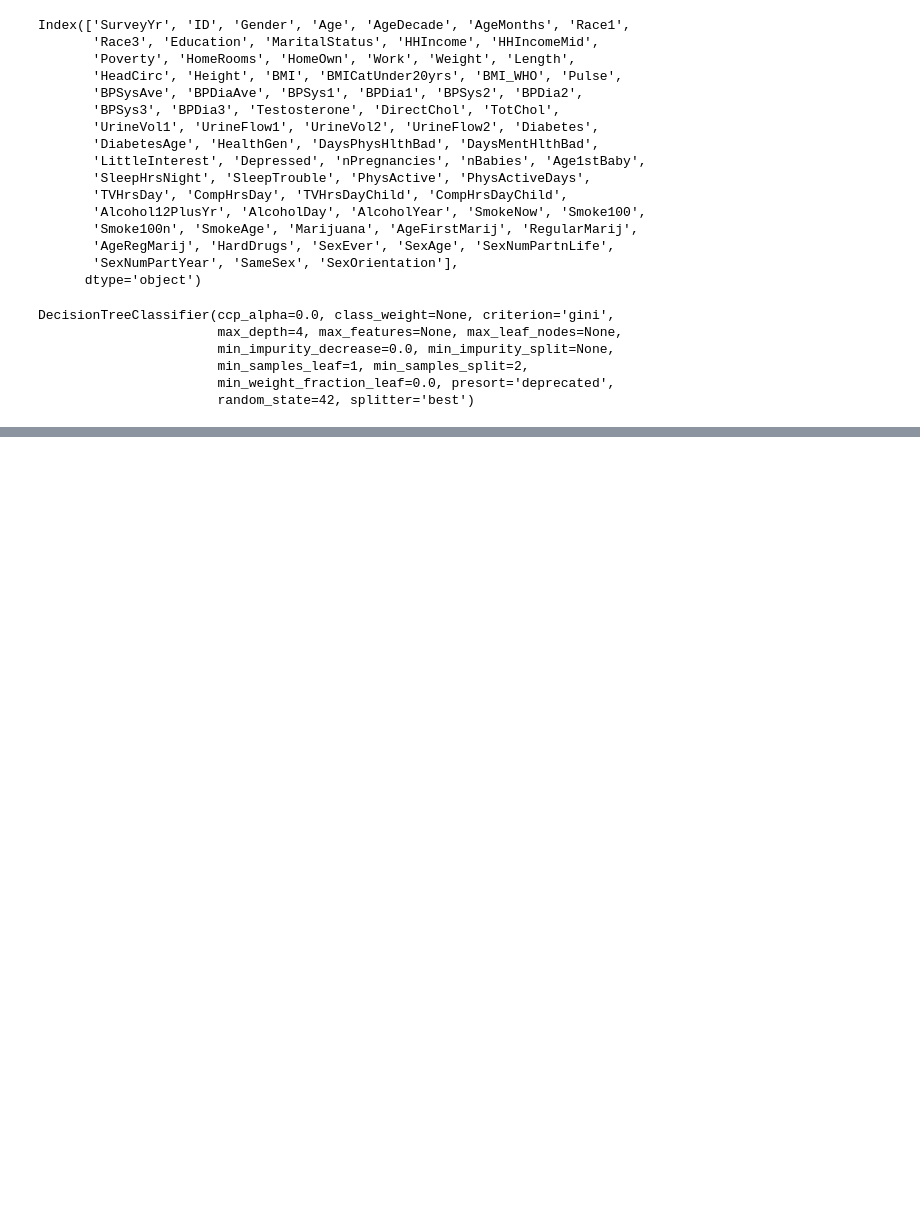
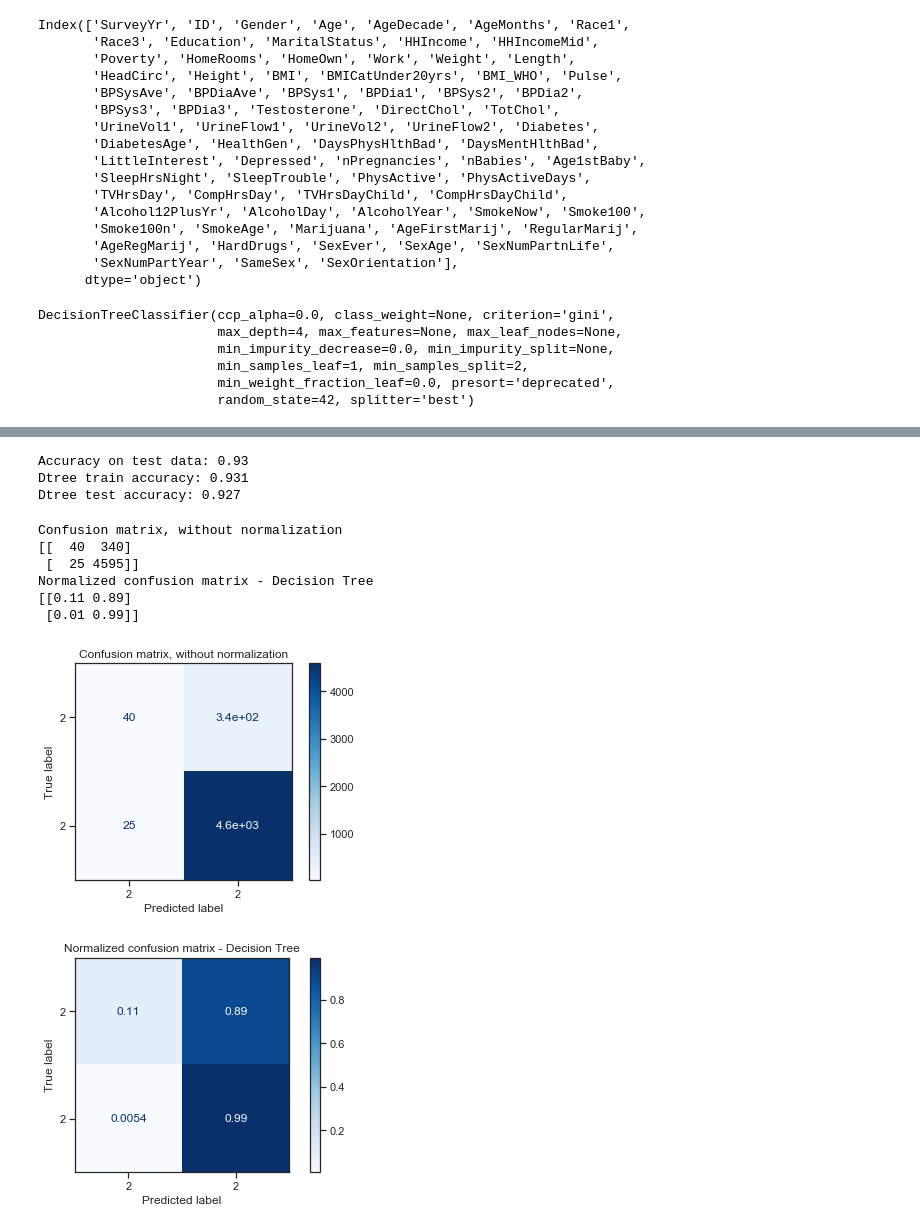
Before and after one commit to beddoed2/QNT755-Project, a Jupyter notebook: QNT755 Project.ipynb, the cells around one changed output, grey strips where cells are left out. Saved outputs shown, nothing was run; the diff lists cells and outputs as text; code cells hidden in the pictures; blank space fills up the shorter version.

```diff
--- a/QNT755 Project.ipynb
+++ b/QNT755 Project.ipynb
@@ -754,0 +767,42 @@ Image(graph.create_png())
+# %%
+print("Accuracy on test data: {:.2f}".format(dtree.score(X_test, y_test)))
+print("Dtree train accuracy: %0.3f" % dtree.score(X_train, y_train))
+print("Dtree test accuracy: %0.3f" % dtree.score(X_test, y_test))
+# %% [output]
+Accuracy on test data: 0.93
+Dtree train accuracy: 0.931
+Dtree test accuracy: 0.927
+# %%
+#plot confusion matrix
+from sklearn.metrics import plot_confusion_matrix
+
+classifier = dtree.fit(X_train, y_train)
+
+class_names = df2['Diabetes']
+
+np.set_printoptions(precision=2)
+
+# Plot non-normalized confusion matrix
+titles_options = [("Confusion matrix, without normalization", None),
+                  ("Normalized confusion matrix - Decision Tree", 'true')]
+for title, normalize in titles_options:
+    disp = plot_confusion_matrix(classifier, X_test, y_test,
+                                 display_labels=class_names,
+                                 cmap=plt.cm.Blues,
+                                 normalize=normalize, values_format='.2g')
+    disp.ax_.set_title(title)
+
+    print(title)
+    print(disp.confusion_matrix)
+
+plt.tight_layout()
+plt.show()
+# %% [output]
+Confusion matrix, without normalization
+[[  40  340]
+ [  25 4595]]
+Normalized confusion matrix - Decision Tree
+[[0.11 0.89]
+ [0.01 0.99]]
+[figure, added]
+[figure, added]
```
Also changed, not shown: parts of 11 cells of this notebook.
